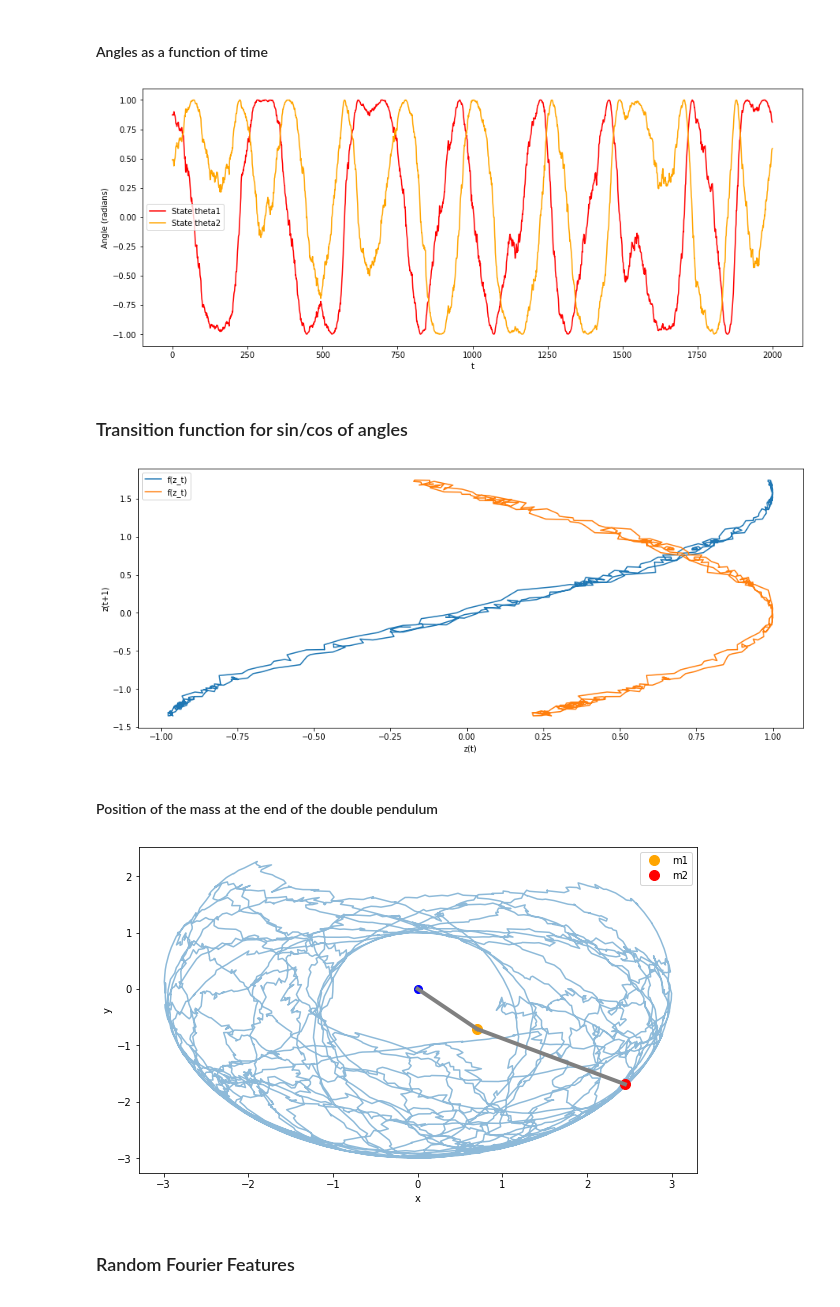
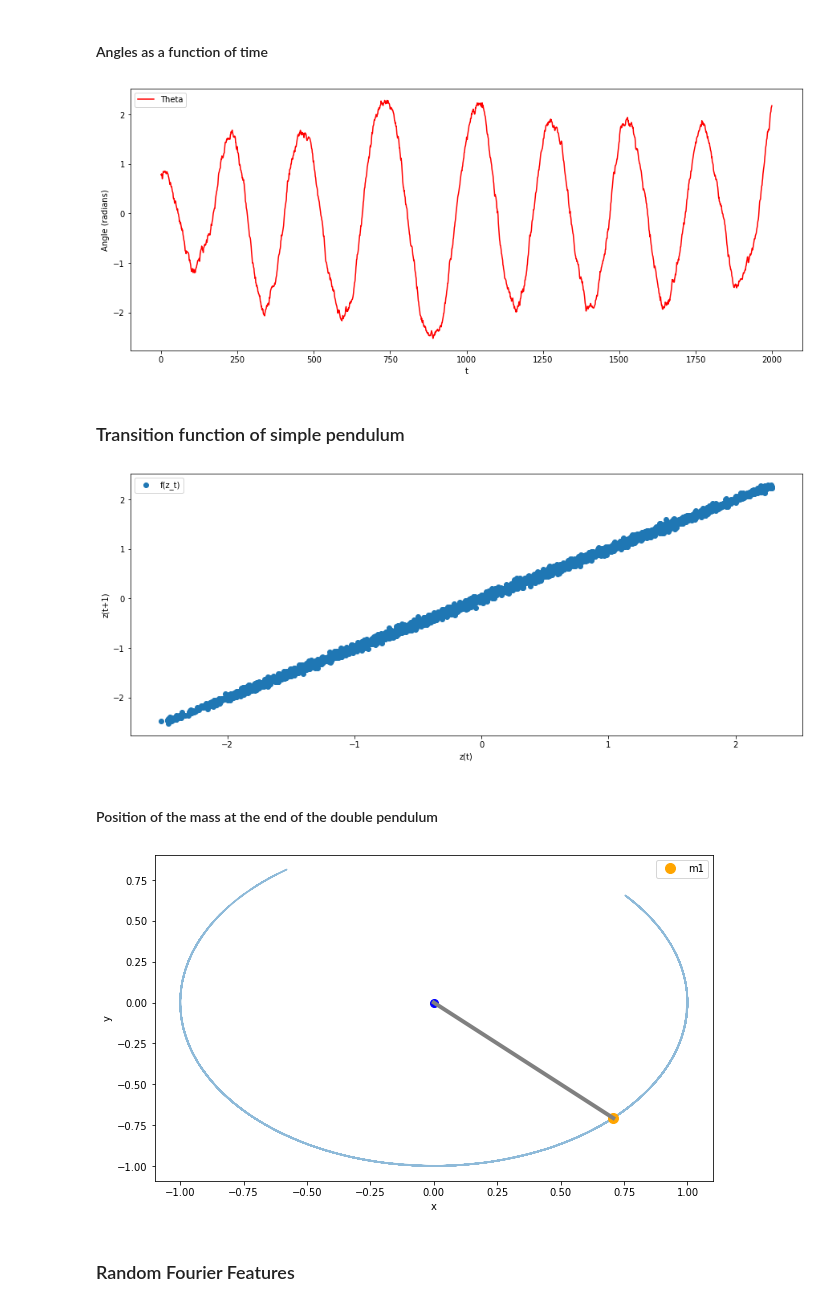
Before and after one commit to Archibald-Lafraik/pipps, a Jupyter notebook: double_pendulum/pendulum.ipynb, the cells around one changed output. Saved outputs shown, nothing was run; the diff lists cells and outputs as text; code cells hidden in the pictures.

```diff
--- a/double_pendulum/pendulum.ipynb
+++ b/double_pendulum/pendulum.ipynb
@@ -15,77 +18,69 @@ The autoreload extension is already loaded. To reload it, use:
 # %%
-
-mu0 = jnp.array([jnp.pi / 4, jnp.pi / 3, 0., 0.])
-V0 = jnp.eye(4) * 0.0001
+mu0 = jnp.array([jnp.pi / 4, 0.])
+V0 = jnp.eye(2) * 0.00001
 
 delta_t = 0.01
-trans_noise = jnp.eye(4) * 0.001
-obs_noise = jnp.eye(4) * 0.1
+trans_noise = jnp.eye(2) * 0.001
+obs_noise = jnp.eye(2) * 0.1
 # %% [markdown]
 ### Generate data points
 # %%
-num_steps = 10000
-N = 1
+num_steps = 2000
+N = 100
 
 states, observations, _ = get_rk_state_sequence(
-    delta_t, mu0, V0, trans_noise, obs_noise, num_steps, N, limit_range=False
+    delta_t, mu0, V0, trans_noise, obs_noise, num_steps, N
 )
 sin_states = jnp.sin(states)
 cos_states = jnp.cos(states)
 
-xs, ys = get_coordinates(states)
+xs, ys = get_simple_coordinates(states)
 # %% [markdown]
 #### Angles as a function of time
 # %%
 plt.figure(figsize=(15, 6))
-# plt.plot(observations[:, 0, 0], label="Observation theta1", color='cornflowerblue')
-# plt.plot(observations[:, 0, 1], label="Observation theta2", color='green')
-plt.plot(sin_states[:2000, 0, 1], label="State theta1", color='red')
-plt.plot(cos_states[:2000, 0, 1], label="State theta2", color='orange')
+plt.plot(states[:, 0, 0], label="Theta", color='red')
 plt.xlabel('t')
 plt.ylabel('Angle (radians)')
 plt.legend()
 plt.savefig('pendulum_angle.jpg', bbox_inches='tight')
 plt.show()
 # %% [output]
-[figure, old version]
+[figure, new version]
 # %% [markdown]
-### Transition function for sin/cos of angles
+### Transition function of simple pendulum
 # %%
 plt.figure(figsize=(15, 6))
-plt.plot(sin_states[:400, 0, 1], states[1:401, 0, 1], label="f(z_t)")
-plt.plot(cos_states[:400, 0, 1], states[1:401, 0, 1], label="f(z_t)")
+plt.scatter(states[:-1, 0, 0], states[1:, 0, 0], label="f(z_t)")
 plt.xlabel('z(t)')
 plt.ylabel('z(t+1)')
 plt.legend()
 plt.savefig('pendulum_transitions.jpg', bbox_inches='tight')
 plt.show()
 # %% [output]
-[figure, old version]
+[figure, new version]
 # %% [markdown]
 #### Position of the mass at the end of the double pendulum
 # %%
 ox, oy = 0, 0
-m1x, m1y = xs[0, 0, 0], ys[0, 0, 0]
-m2x, m2y = xs[0, 0, 1], ys[0, 0, 1]
+m1x, m1y = xs[0, 0], ys[0, 0]
 
 plt.figure(figsize=(10,6))
 
-plt.plot(xs[:4000, 0, 1], ys[:4000, 0, 1], alpha=0.5)
+plt.plot(xs[:4000, 0], ys[:4000, 0], alpha=0.5)
 
 # Pendulum
 plt.plot(ox, oy, 'bo', markersize=8)
 plt.plot(m1x, m1y, 'o', color='orange', markersize=10, label='m1')
-plt.plot(m2x, m2y, 'o', color='red', markersize=10, label='m2')
 plt.plot([ox, m1x], [oy, m1y], linewidth=4, color='gray')
-plt.plot([m1x, m2x], [m1y, m2y], linewidth=4, color='gray')
 
 plt.xlabel('x')
 plt.ylabel('y')
 plt.legend()
 # plt.savefig('pendulum_coordinates.jpg')
 plt.show()
 # %% [output]
-[figure, old version]
+[figure, new version]
 # %% [markdown]
 ### Random Fourier Features
 # %%
```
Also changed, not shown: parts of 8 cells of this notebook, 9 other files.
